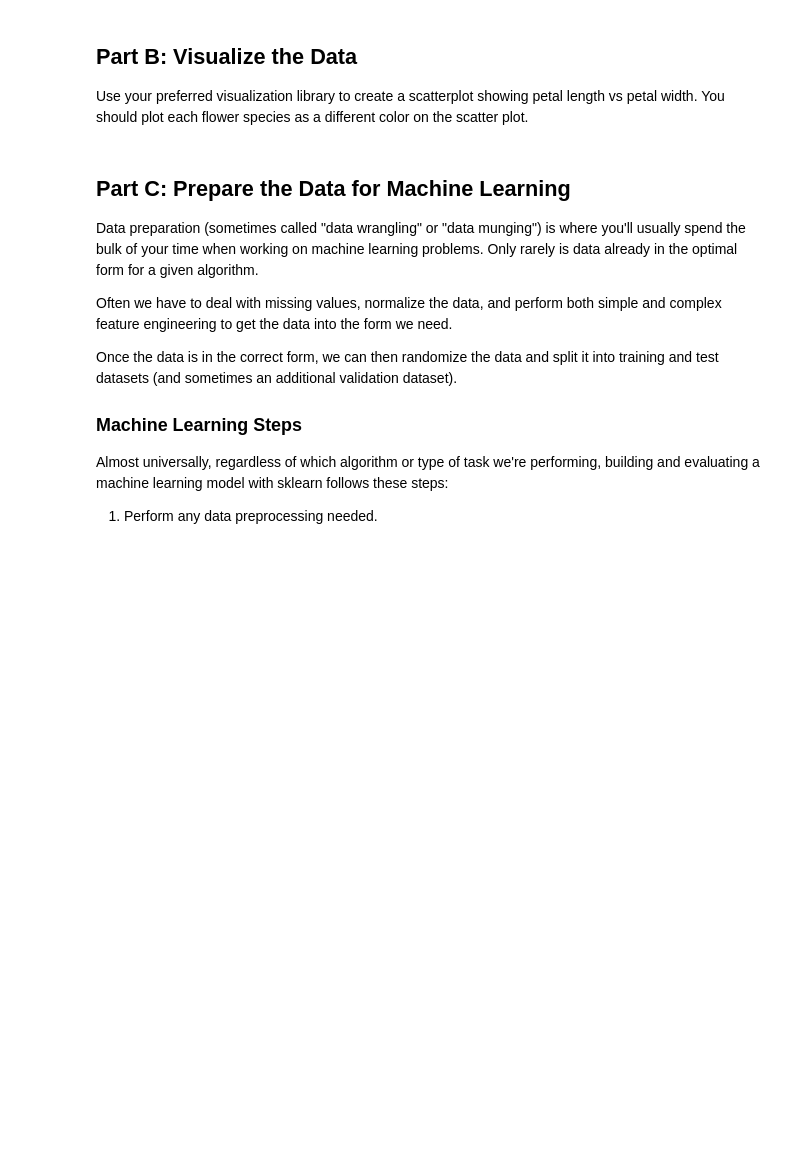
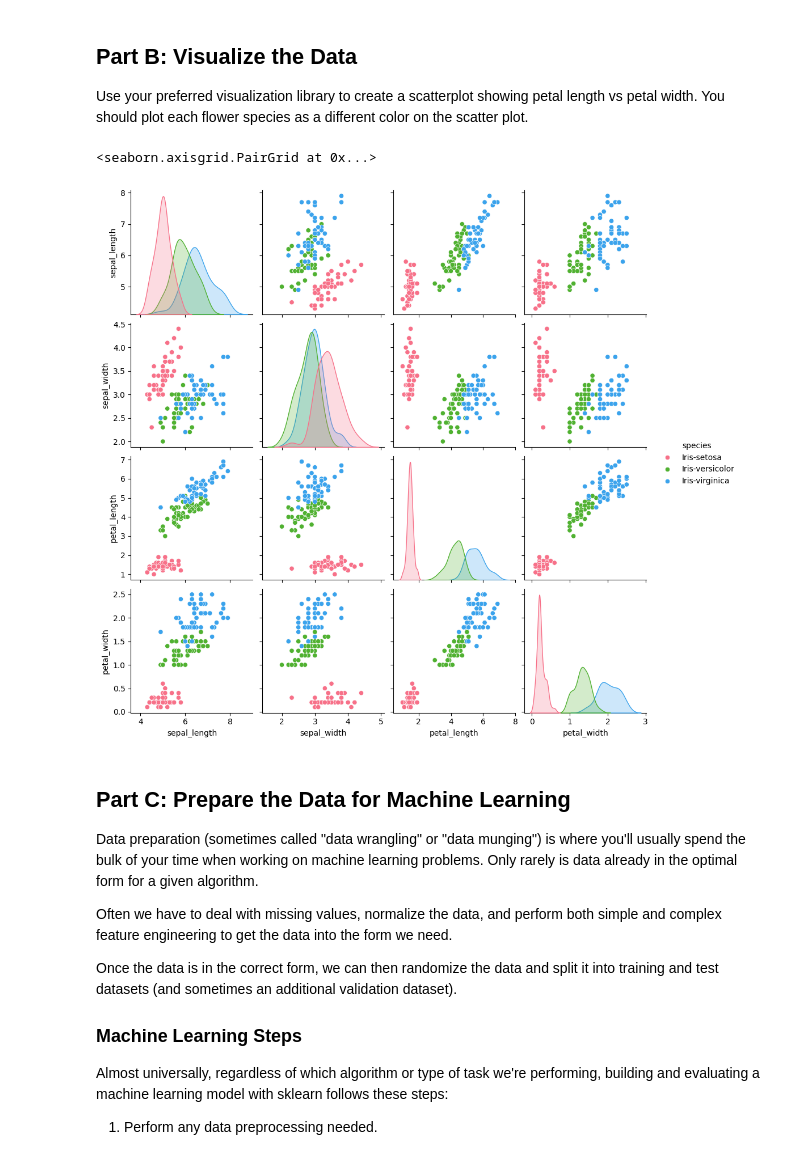
Before and after one commit to Yucheol-Son-BYUI/CSE310_W0_HelloWorld, a Jupyter notebook: notebooks/Exploration_04.ipynb, the cells around one changed output. Drawn from its saved outputs; the diff is of its cells as text; code cells hidden in the pictures; blank space fills up the shorter version.

```diff
--- a/notebooks/Exploration_04.ipynb
+++ b/notebooks/Exploration_04.ipynb
@@ -21,3 +21,7 @@ Some questions you might ask include:
 * What does the data look like?
 * What kind of data is in each column?
 * Do any of the columns have missing values?
+# %%
+import pandas as pd
+df = pd.read_csv("https://raw.githubusercontent.com/byui-cse/cse450-course/master/data/iris.csv")
+df.head()
@@ -25,6 +63,14 @@ Some questions you might ask include:
 ## Part B: Visualize the Data
 
 Use your preferred visualization library to create a scatterplot showing petal length vs petal width. You should plot each flower species as a different color on the scatter plot.
+# %%
+import seaborn as sns
+import matplotlib.pyplot as plt
+
+sns.pairplot(df, hue="species", palette='husl')
+# %% [output]
+<seaborn.axisgrid.PairGrid at 0x...>
+[figure, added]
 # %% [markdown]
 ## Part C: Prepare the Data for Machine Learning
 
```
Also changed, not shown: parts of 17 cells of this notebook.
